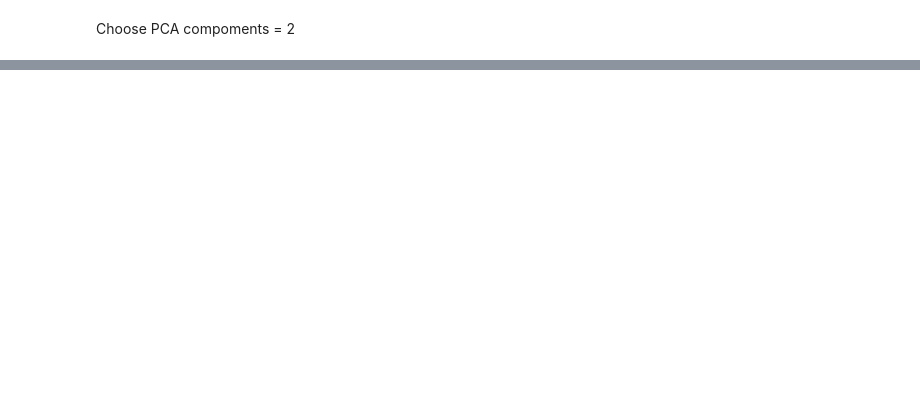
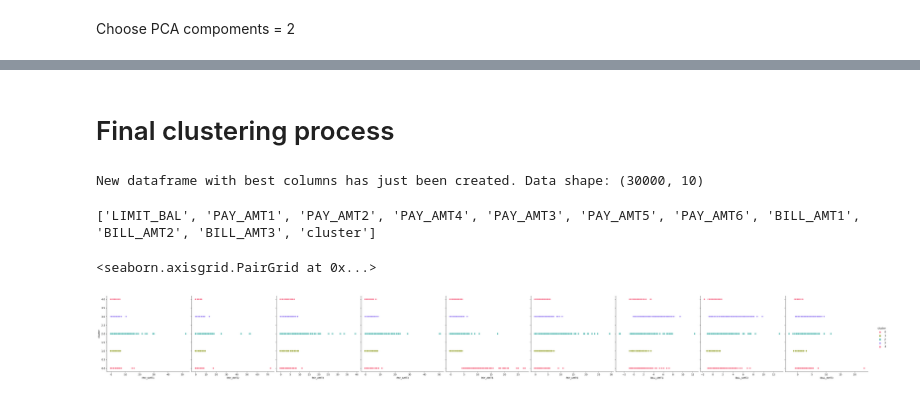
Before and after one commit to hoangphu7122002/vdtFirstProject, a Jupyter notebook: clustering.ipynb, the cells around one changed output, grey strips where cells are left out. Cells and saved outputs as stored; diff of their text form; code cells hidden in the pictures; blank space fills up the shorter version.

```diff
--- a/clustering.ipynb
+++ b/clustering.ipynb
@@ -203,0 +326,33 @@ Text(0, 0.5, 'PC2')
+# %% [markdown]
+# Final clustering process
+# %%
+# based on data selection
+best_cols = ['LIMIT_BAL', 'PAY_AMT1', 'PAY_AMT2', 'PAY_AMT4', 'PAY_AMT3', 'PAY_AMT5', 'PAY_AMT6', 'BILL_AMT1', 'BILL_AMT2', 'BILL_AMT3']
+
+# dataframe with best columns
+data_final = pd.DataFrame(data_imputed[best_cols])
+
+print('New dataframe with best columns has just been created. Data shape: ' + str(data_final.shape))
+# %% [output]
+New dataframe with best columns has just been created. Data shape: (30000, 10)
+# %%
+# apply KMeans clustering
+alg = KMeans(n_clusters = 5)
+label = alg.fit_predict(data_final)
+
+# create a 'cluster' column
+data_final['cluster'] = label
+best_cols.append('cluster')
+
+# make a Seaborn pairplot
+print(best_cols)
+# %% [output]
+['LIMIT_BAL', 'PAY_AMT1', 'PAY_AMT2', 'PAY_AMT4', 'PAY_AMT3', 'PAY_AMT5', 'PAY_AMT6', 'BILL_AMT1', 'BILL_AMT2', 'BILL_AMT3', 'cluster']
+# %%
+x_vars = ['PAY_AMT1', 'PAY_AMT2', 'PAY_AMT4', 'PAY_AMT3', 'PAY_AMT5', 'PAY_AMT6', 'BILL_AMT1', 'BILL_AMT2', 'BILL_AMT3']
+sns.pairplot(data_final[best_cols], hue='cluster', x_vars=x_vars,
+            y_vars=['cluster'],
+            height=5, aspect=1, palette='husl')
+# %% [output]
+<seaborn.axisgrid.PairGrid at 0x...>
+[figure, added]
```
Also changed, not shown: parts of 14 cells of this notebook.
